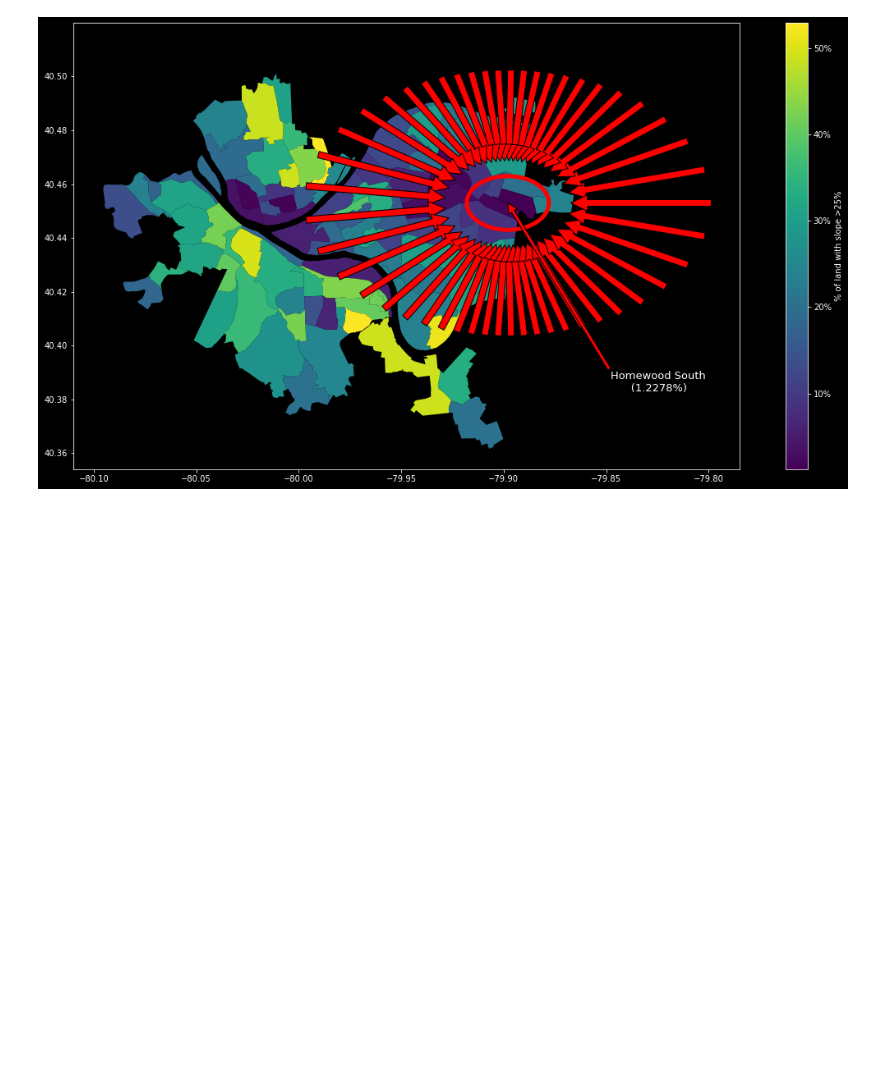
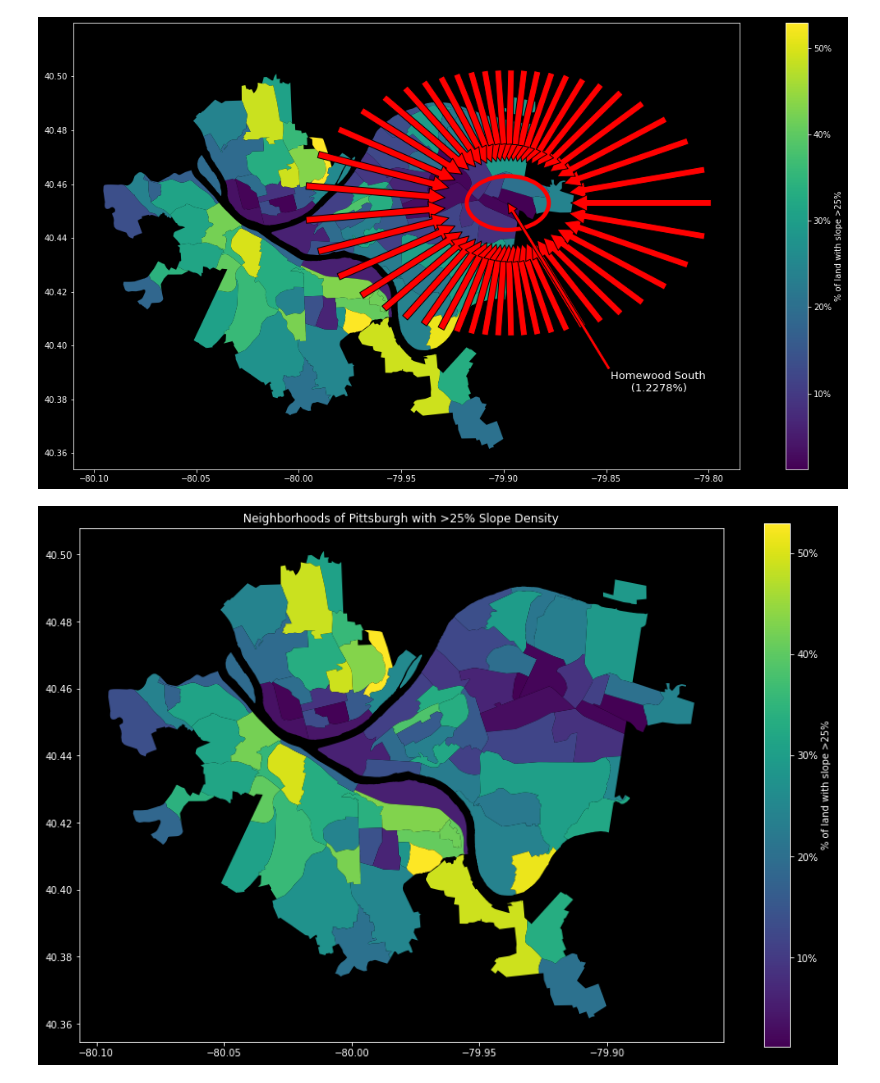
Before and after one commit to OWurst/cs0010-final-proj, a Jupyter notebook: matthew.ipynb, the cells around one changed output. Cells and saved outputs as stored; diff of their text form; code cells hidden in the pictures; blank space fills up the shorter version.

```diff
--- a/matthew.ipynb
+++ b/matthew.ipynb
@@ -231,3 +231,29 @@ hoods.plot(
 # %% [output]
 <matplotlib.axes._subplots.AxesSubplot at 0x...>
 [figure]
+# %%
+tick_args={
+    'left': False,
+    'labelleft': False,
+    'labelbottom': False,
+    'bottom': False
+}
+
+fig, ax = plt.subplots()
+fig.set_size_inches(15, 10)
+hoods.plot(
+    ax=ax,
+    column=density_df['density'],
+    cmap='viridis',
+    legend=True,
+    legend_kwds={
+        'label': "% of land with slope >25%",
+        'orientation': 'vertical',
+        'format': mtick.PercentFormatter(1.0),
+    },
+)
+# plt.tick_params(**tick_args)
+ax.set_title('Neighborhoods of Pittsburgh with >25% Slope Density')
+plt.show()
+# %% [output]
+[figure, added]
```
